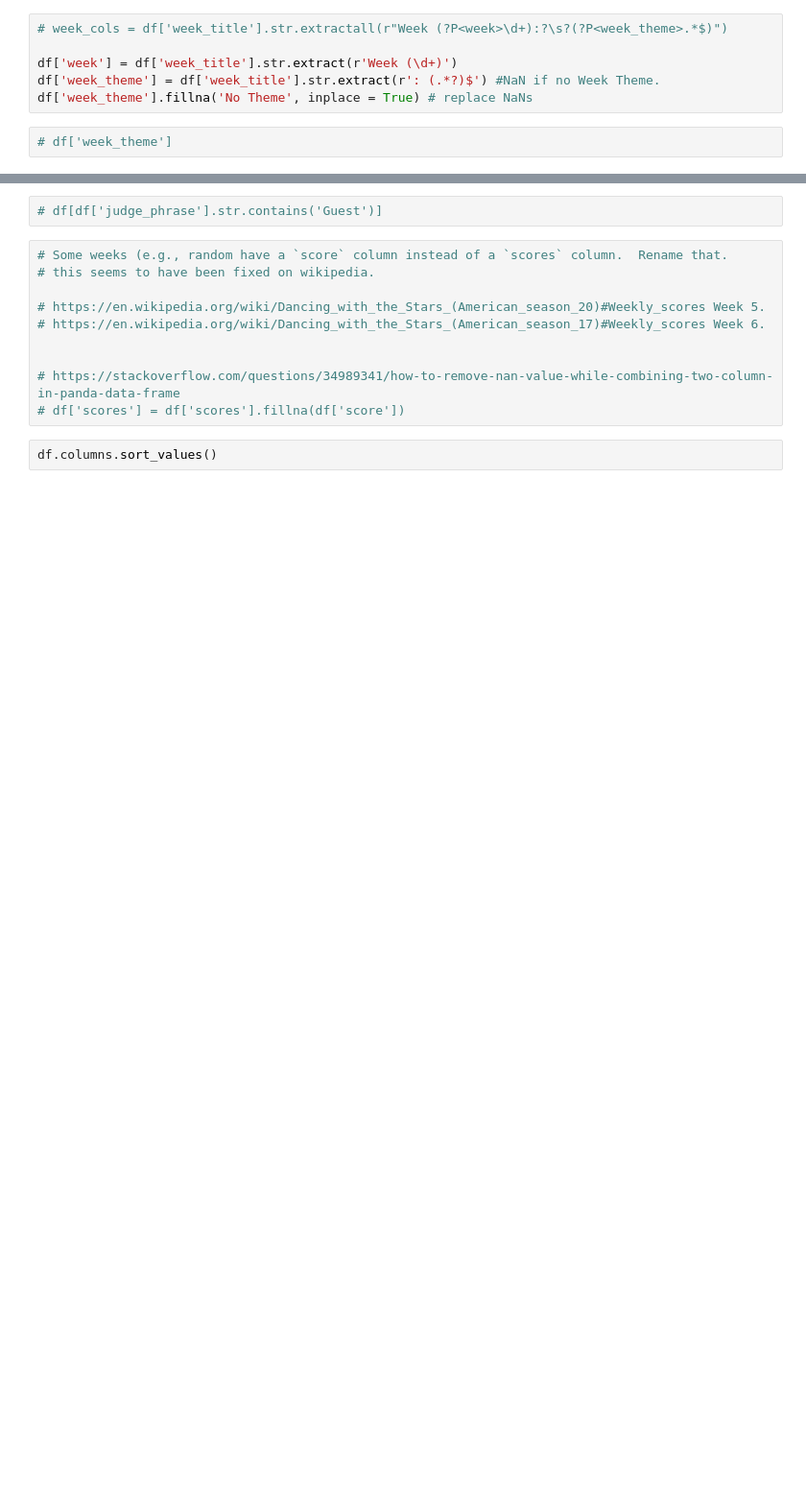
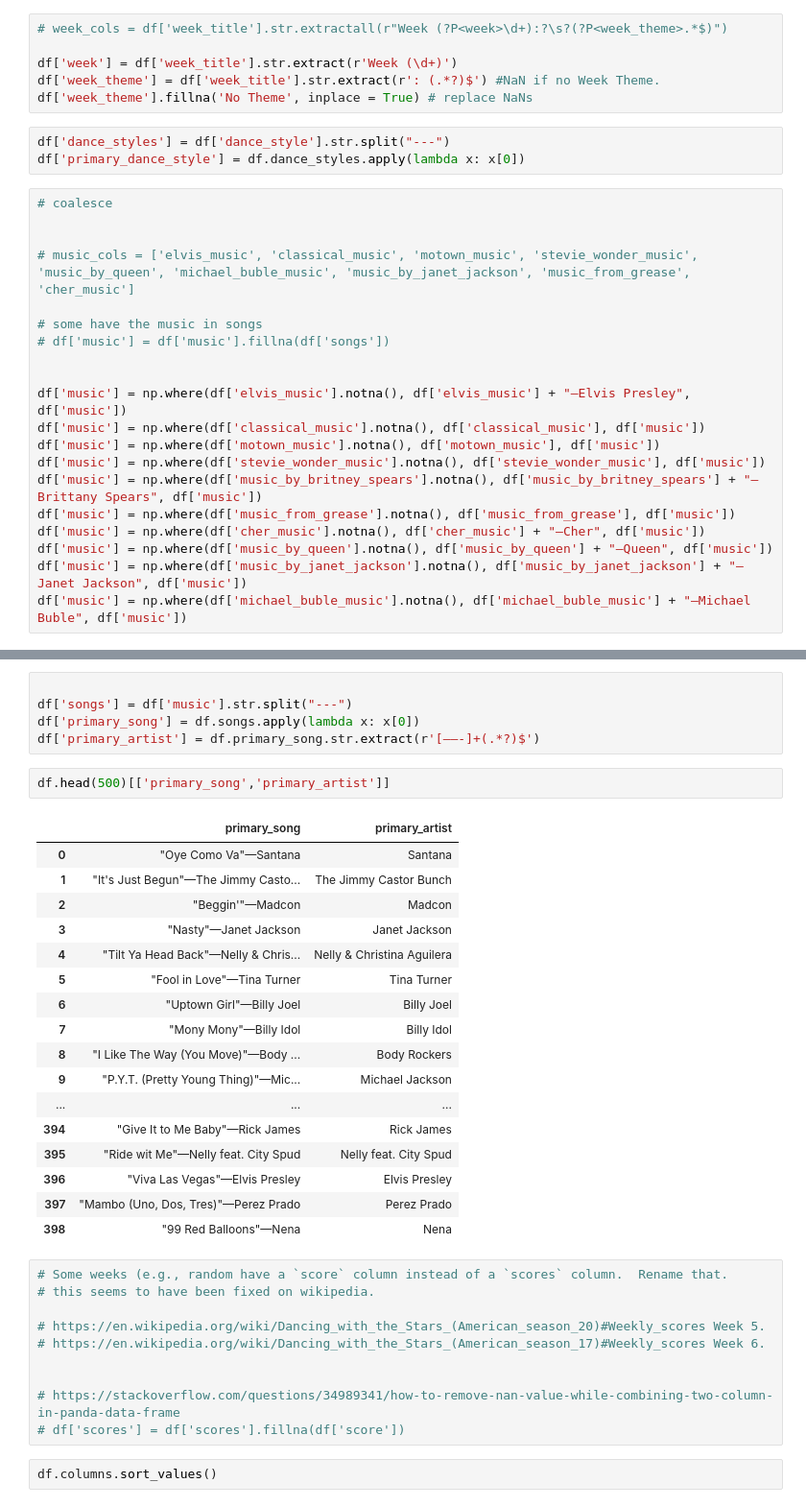
Before and after one commit to howisonlab/dwts_dataset, a Jupyter notebook: match_judge_scores.ipynb, the cells around one changed output, grey strips where cells are left out. Shown: that part at 96% size. Saved outputs shown, nothing was run; the diff lists cells and outputs as text; blank space fills up the shorter version.

Commit message:
working on artists and songs

```diff
--- a/match_judge_scores.ipynb
+++ b/match_judge_scores.ipynb
@@ -53,4 +36,25 @@ df['week'] = df['week_title'].str.extract(r'Week (\d+)')
 df['week_theme'] = df['week_title'].str.extract(r': (.*?)$') #NaN if no Week Theme.
 df['week_theme'].fillna('No Theme', inplace = True) # replace NaNs
 # %%
-# df['week_theme']
+df['dance_styles'] = df['dance_style'].str.split("---")
+df['primary_dance_style'] = df.dance_styles.apply(lambda x: x[0])
+# %%
+# coalesce
+
+
+# music_cols = ['elvis_music', 'classical_music', 'motown_music', 'stevie_wonder_music', 'music_by_queen', 'michael_buble_music', 'music_by_janet_jackson', 'music_from_grease', 'cher_music']
+
+# some have the music in songs
+# df['music'] = df['music'].fillna(df['songs'])
+
+
+df['music'] = np.where(df['elvis_music'].notna(), df['elvis_music'] + "—Elvis Presley", df['music'])
+df['music'] = np.where(df['classical_music'].notna(), df['classical_music'], df['music'])
+df['music'] = np.where(df['motown_music'].notna(), df['motown_music'], df['music'])
+df['music'] = np.where(df['stevie_wonder_music'].notna(), df['stevie_wonder_music'], df['music'])
+df['music'] = np.where(df['music_by_britney_spears'].notna(), df['music_by_britney_spears'] + "—Brittany Spears", df['music'])
+df['music'] = np.where(df['music_from_grease'].notna(), df['music_from_grease'], df['music'])
+df['music'] = np.where(df['cher_music'].notna(), df['cher_music'] + "—Cher", df['music'])
+df['music'] = np.where(df['music_by_queen'].notna(), df['music_by_queen'] + "—Queen", df['music'])
+df['music'] = np.where(df['music_by_janet_jackson'].notna(), df['music_by_janet_jackson'] + "—Janet Jackson", df['music'])
+df['music'] = np.where(df['michael_buble_music'].notna(), df['michael_buble_music'] + "—Michael Buble", df['music'])
@@ -57,5 +66,28 @@ df['week_theme'].fillna('No Theme', inplace = True) # replace NaNs
 # %%
-# df[df['judge_phrase'].str.contains('Guest')]
+
+df['songs'] = df['music'].str.split("---")
+df['primary_song'] = df.songs.apply(lambda x: x[0])
+df['primary_artist'] = df.primary_song.str.extract(r'[—―-]+(.*?)$')
+# %%
+df.head(500)[['primary_song','primary_artist']]
+# %% [output]
+|  | primary_song | primary_artist |
+| 0 | "Oye Como Va"—Santana | Santana |
+| 1 | "It's Just Begun"—The Jimmy Casto... | The Jimmy Castor Bunch |
+| 2 | "Beggin'"—Madcon | Madcon |
+| 3 | "Nasty"—Janet Jackson | Janet Jackson |
+| 4 | "Tilt Ya Head Back"—Nelly & Chris... | Nelly & Christina Aguilera |
+| 5 | "Fool in Love"—Tina Turner | Tina Turner |
+| 6 | "Uptown Girl"—Billy Joel | Billy Joel |
+| 7 | "Mony Mony"—Billy Idol | Billy Idol |
+| 8 | "I Like The Way (You Move)"—Body ... | Body Rockers |
+| 9 | "P.Y.T. (Pretty Young Thing)"—Mic... | Michael Jackson |
+| ... | ... | ... |
+| 394 | "Give It to Me Baby"—Rick James | Rick James |
+| 395 | "Ride wit Me"—Nelly feat. City Spud | Nelly feat. City Spud |
+| 396 | "Viva Las Vegas"—Elvis Presley | Elvis Presley |
+| 397 | "Mambo (Uno, Dos, Tres)"—Perez Prado | Perez Prado |
+| 398 | "99 Red Balloons"—Nena | Nena |
 # %%
 # Some weeks (e.g., random have a `score` column instead of a `scores` column.  Rename that.
 # this seems to have been fixed on wikipedia.
```
Also changed, not shown: parts of 17 cells of this notebook.
